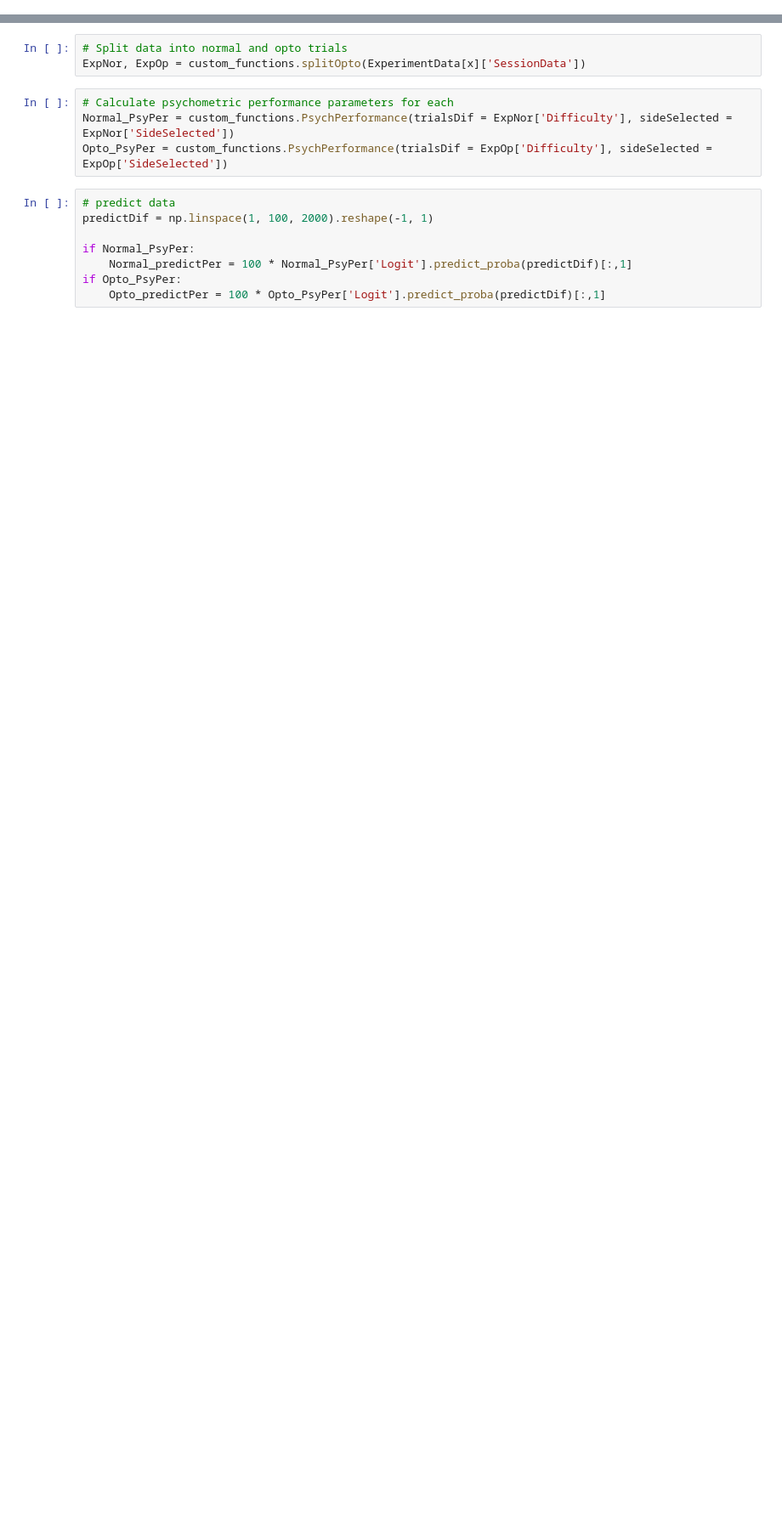
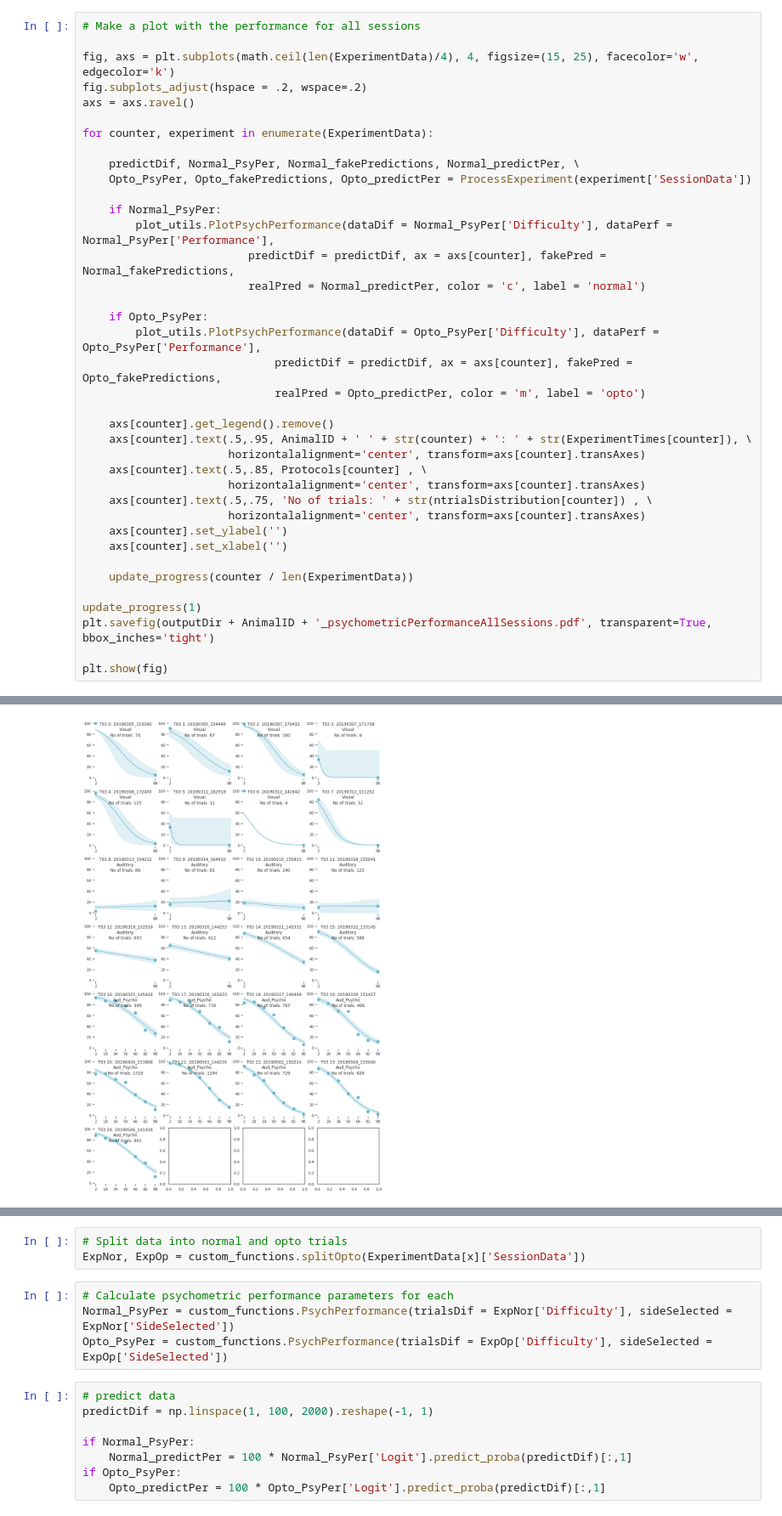
Before and after one commit to HernandoMV/BehaviouralAnalysis, a Jupyter notebook: Bpod_Analysis.ipynb, the cells around one changed output, grey strips where cells are left out. Shown at 85% size. Cells and saved outputs as stored; diff of their text form; blank space fills up the shorter version.

```diff
--- a/Bpod_Analysis.ipynb
+++ b/Bpod_Analysis.ipynb
@@ -114,0 +265,39 @@ plt.show()
+# %%
+# Make a plot with the performance for all sessions
+
+fig, axs = plt.subplots(math.ceil(len(ExperimentData)/4), 4, figsize=(15, 25), facecolor='w', edgecolor='k')
+fig.subplots_adjust(hspace = .2, wspace=.2)
+axs = axs.ravel()
+
+for counter, experiment in enumerate(ExperimentData):
+
+    predictDif, Normal_PsyPer, Normal_fakePredictions, Normal_predictPer, \
+    Opto_PsyPer, Opto_fakePredictions, Opto_predictPer = ProcessExperiment(experiment['SessionData'])
+
+    if Normal_PsyPer:
+        plot_utils.PlotPsychPerformance(dataDif = Normal_PsyPer['Difficulty'], dataPerf = Normal_PsyPer['Performance'],
+                         predictDif = predictDif, ax = axs[counter], fakePred = Normal_fakePredictions,
+                         realPred = Normal_predictPer, color = 'c', label = 'normal')
+
+    if Opto_PsyPer:
+        plot_utils.PlotPsychPerformance(dataDif = Opto_PsyPer['Difficulty'], dataPerf = Opto_PsyPer['Performance'],
+                             predictDif = predictDif, ax = axs[counter], fakePred = Opto_fakePredictions,
+                             realPred = Opto_predictPer, color = 'm', label = 'opto')
+
+    axs[counter].get_legend().remove()
+    axs[counter].text(.5,.95, AnimalID + ' ' + str(counter) + ': ' + str(ExperimentTimes[counter]), \
+                      horizontalalignment='center', transform=axs[counter].transAxes)
+    axs[counter].text(.5,.85, Protocols[counter] , \
+                      horizontalalignment='center', transform=axs[counter].transAxes)
+    axs[counter].text(.5,.75, 'No of trials: ' + str(ntrialsDistribution[counter]) , \
+                      horizontalalignment='center', transform=axs[counter].transAxes)
+    axs[counter].set_ylabel('')
+    axs[counter].set_xlabel('')
+
+    update_progress(counter / len(ExperimentData))
+
+update_progress(1)
+plt.savefig(outputDir + AnimalID + '_psychometricPerformanceAllSessions.pdf', transparent=True, bbox_inches='tight')
+
+plt.show(fig)
+# %% [output]
@@ -114,0 +305 @@ plt.show()
+[figure, added]
```
Also changed, not shown: parts of 29 cells of this notebook, 1 other file.
